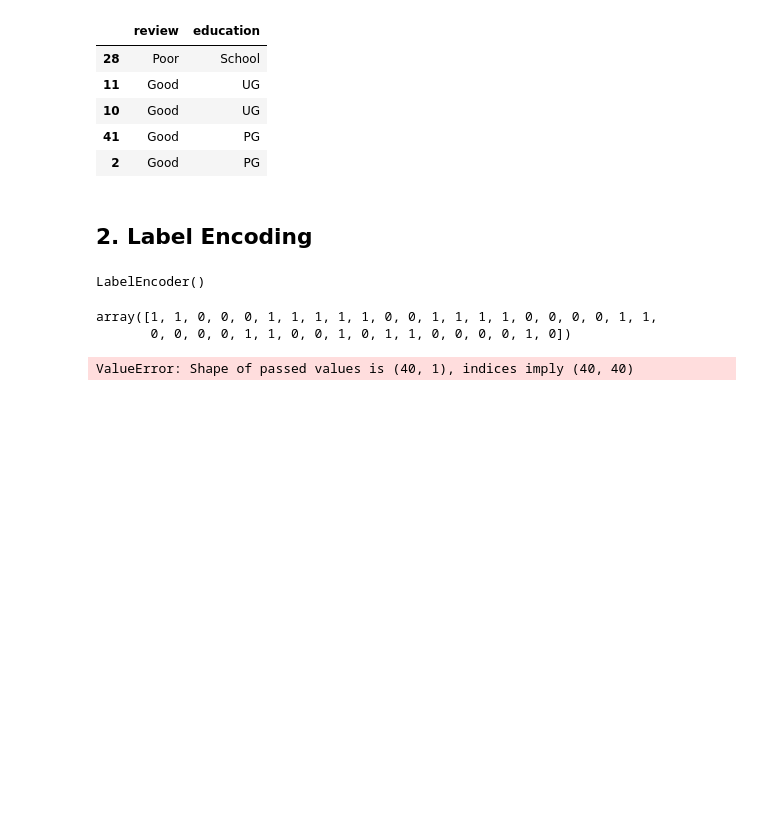
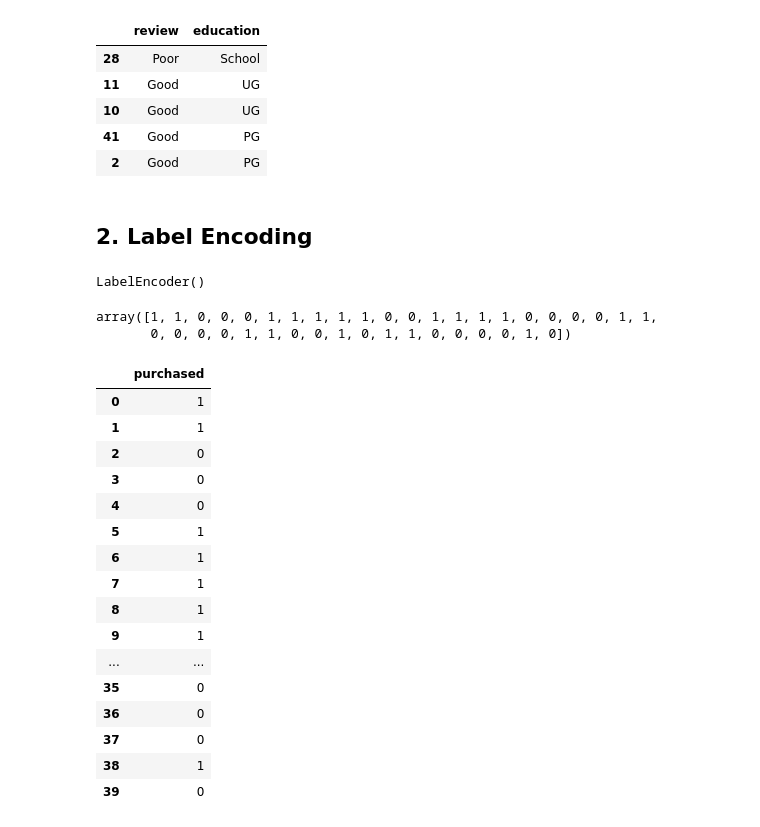
Before and after one commit to GouravSinghDosad/Data-Science-Practice, a Jupyter notebook: 4. Machine Learning/ML8 - Ordinal and Label Encoding.ipynb, the cells around one changed output. Saved outputs shown, nothing was run; the diff lists cells and outputs as text; code cells hidden in the pictures; blank space fills up the shorter version.

```diff
--- a/4. Machine Learning/ML8 - Ordinal and Label Encoding.ipynb
+++ b/4. Machine Learning/ML8 - Ordinal and Label Encoding.ipynb
@@ -143,7 +154,23 @@ Y_train_label
 array([1, 1, 0, 0, 0, 1, 1, 1, 1, 1, 0, 0, 1, 1, 1, 1, 0, 0, 0, 0, 1, 1,
        0, 0, 0, 0, 1, 1, 0, 0, 1, 0, 1, 1, 0, 0, 0, 0, 1, 0])
 # %%
-Y_train_DS = pd.DataFrame(Y_train_label, columns= Y_train)
+Y_train_DS = pd.DataFrame(Y_train_label, columns= ["purchased"])
 Y_train_DS
 # %% [output]
-ValueError: Shape of passed values is (40, 1), indices imply (40, 40)
+|  | purchased |
+| 0 | 1 |
+| 1 | 1 |
+| 2 | 0 |
+| 3 | 0 |
+| 4 | 0 |
+| 5 | 1 |
+| 6 | 1 |
+| 7 | 1 |
+| 8 | 1 |
+| 9 | 1 |
+| ... | ... |
+| 35 | 0 |
+| 36 | 0 |
+| 37 | 0 |
+| 38 | 1 |
+| 39 | 0 |
```
Also changed, not shown: parts of 6 cells of this notebook.
